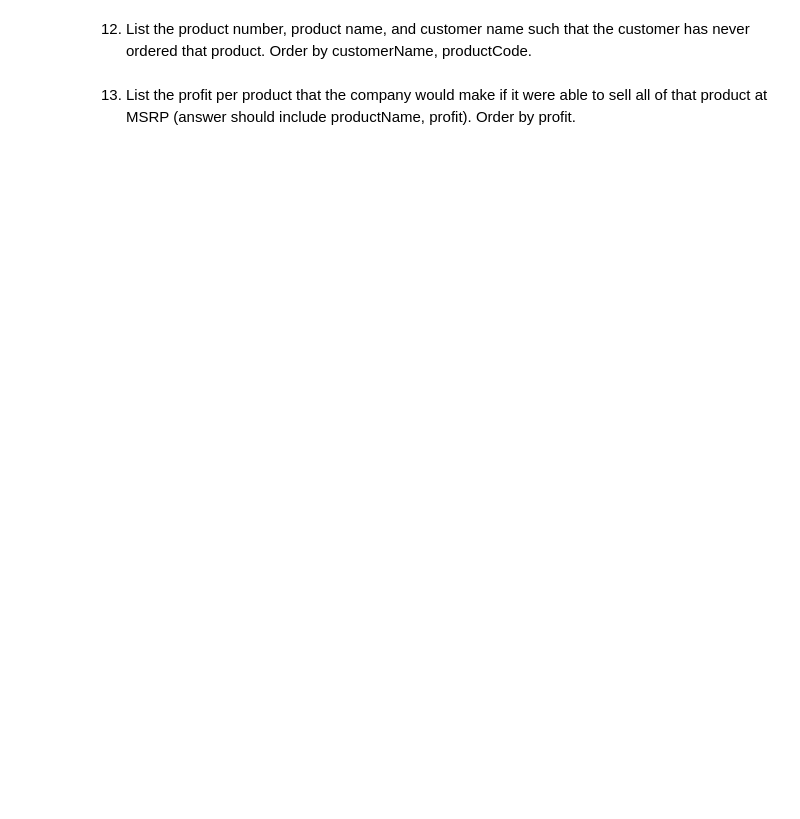
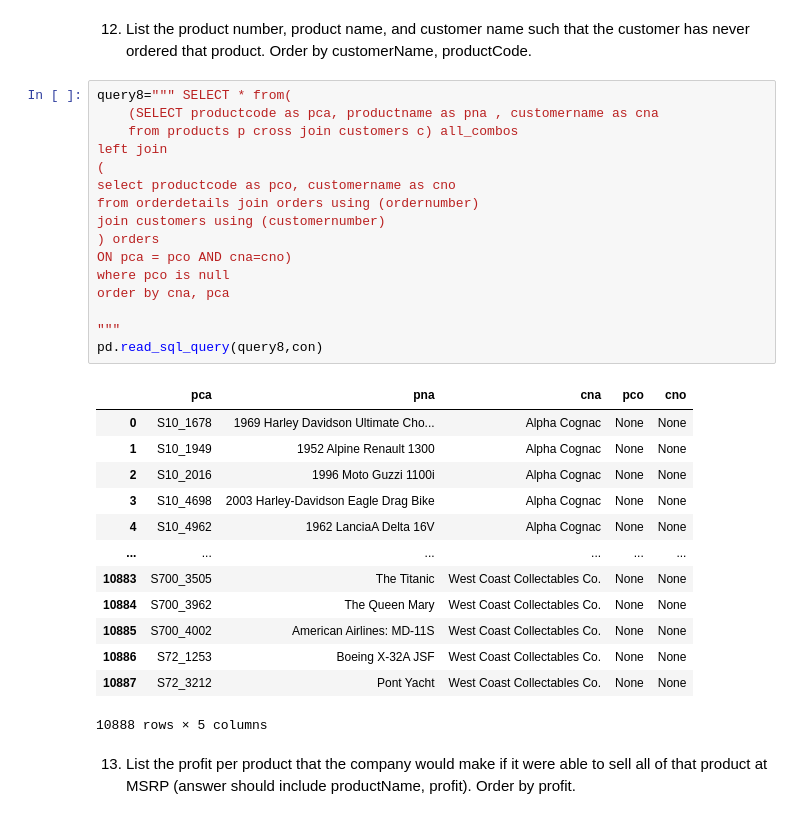
Before and after one commit to kcahlers/hbs-ds-060120, a Jupyter notebook: module-1/day~10-sql-2/sql-labKCA.ipynb, the cells around one changed output. Cells and saved outputs as stored; diff of their text form; blank space fills up the shorter version.

```diff
--- a/module-1/day~10-sql-2/sql-labKCA.ipynb
+++ b/module-1/day~10-sql-2/sql-labKCA.ipynb
@@ -137,4 +317,34 @@ InternalError: Unread result found
 # %% [markdown]
 12. List the product number, product name, and customer name such that the customer has never ordered that product. Order by customerName, productCode.
+# %%
+query8=""" SELECT * from(
+	(SELECT productcode as pca, productname as pna , customername as cna
+	from products p cross join customers c) all_combos
+left join
+(
+select productcode as pco, customername as cno
+from orderdetails join orders using (ordernumber)
+join customers using (customernumber)
+) orders
+ON pca = pco AND cna=cno)
+where pco is null
+order by cna, pca
+
+"""
+pd.read_sql_query(query8,con)
+# %% [output]
+|  | pca | pna | cna | pco | cno |
+| 0 | S10_1678 | 1969 Harley Davidson Ultimate Cho... | Alpha Cognac | None | None |
+| 1 | S10_1949 | 1952 Alpine Renault 1300 | Alpha Cognac | None | None |
+| 2 | S10_2016 | 1996 Moto Guzzi 1100i | Alpha Cognac | None | None |
+| 3 | S10_4698 | 2003 Harley-Davidson Eagle Drag Bike | Alpha Cognac | None | None |
+| 4 | S10_4962 | 1962 LanciaA Delta 16V | Alpha Cognac | None | None |
+| ... | ... | ... | ... | ... | ... |
+| 10883 | S700_3505 | The Titanic | West Coast Collectables Co. | None | None |
+| 10884 | S700_3962 | The Queen Mary | West Coast Collectables Co. | None | None |
+| 10885 | S700_4002 | American Airlines: MD-11S | West Coast Collectables Co. | None | None |
+| 10886 | S72_1253 | Boeing X-32A JSF | West Coast Collectables Co. | None | None |
+| 10887 | S72_3212 | Pont Yacht | West Coast Collectables Co. | None | None |
+10888 rows × 5 columns
 # %% [markdown]
 13. List the profit per product that the company would make if it were able to sell all of that product at MSRP (answer should include productName, profit). Order by profit.
```
Also changed, not shown: parts of 11 cells of this notebook, 4 other files.
